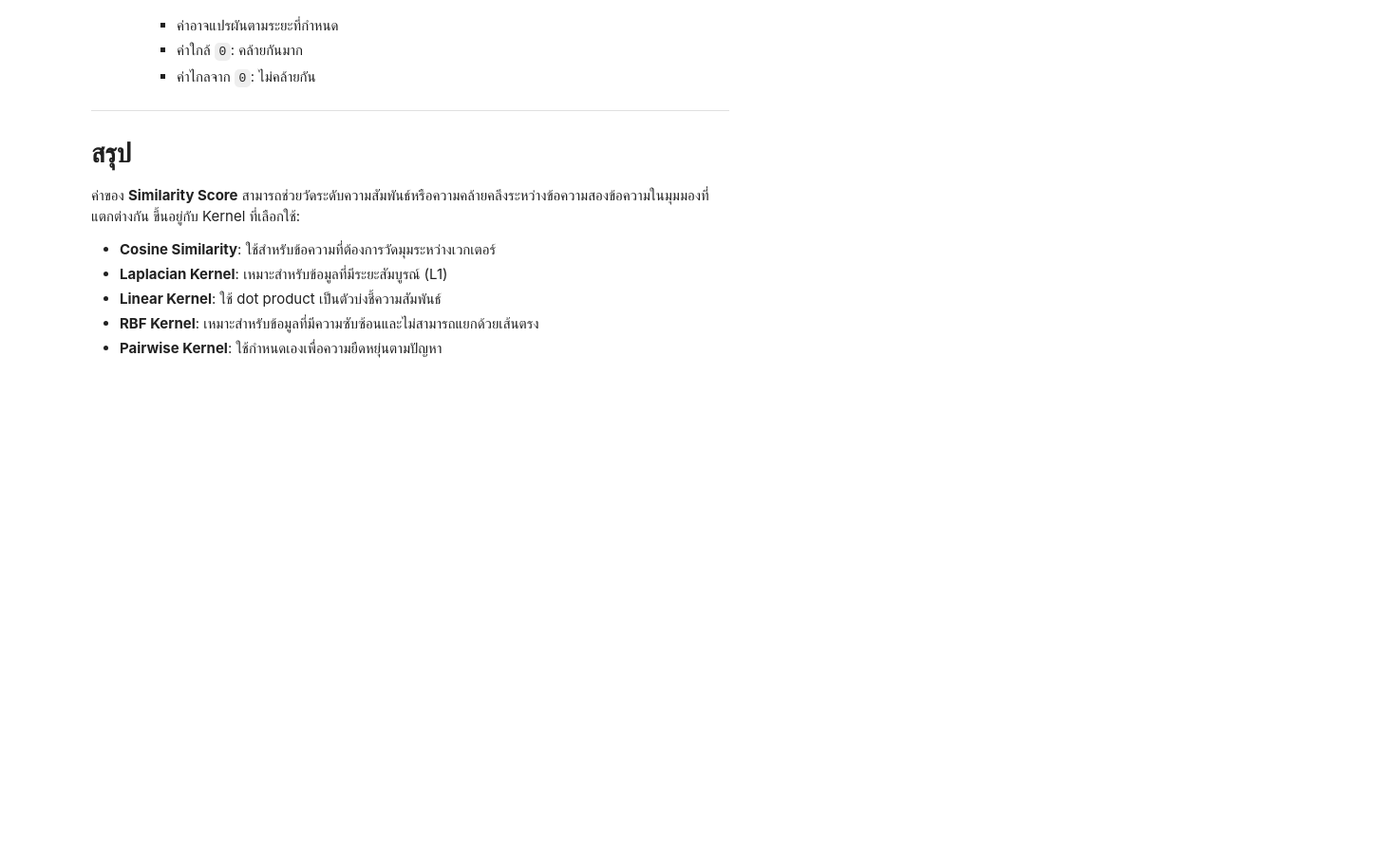
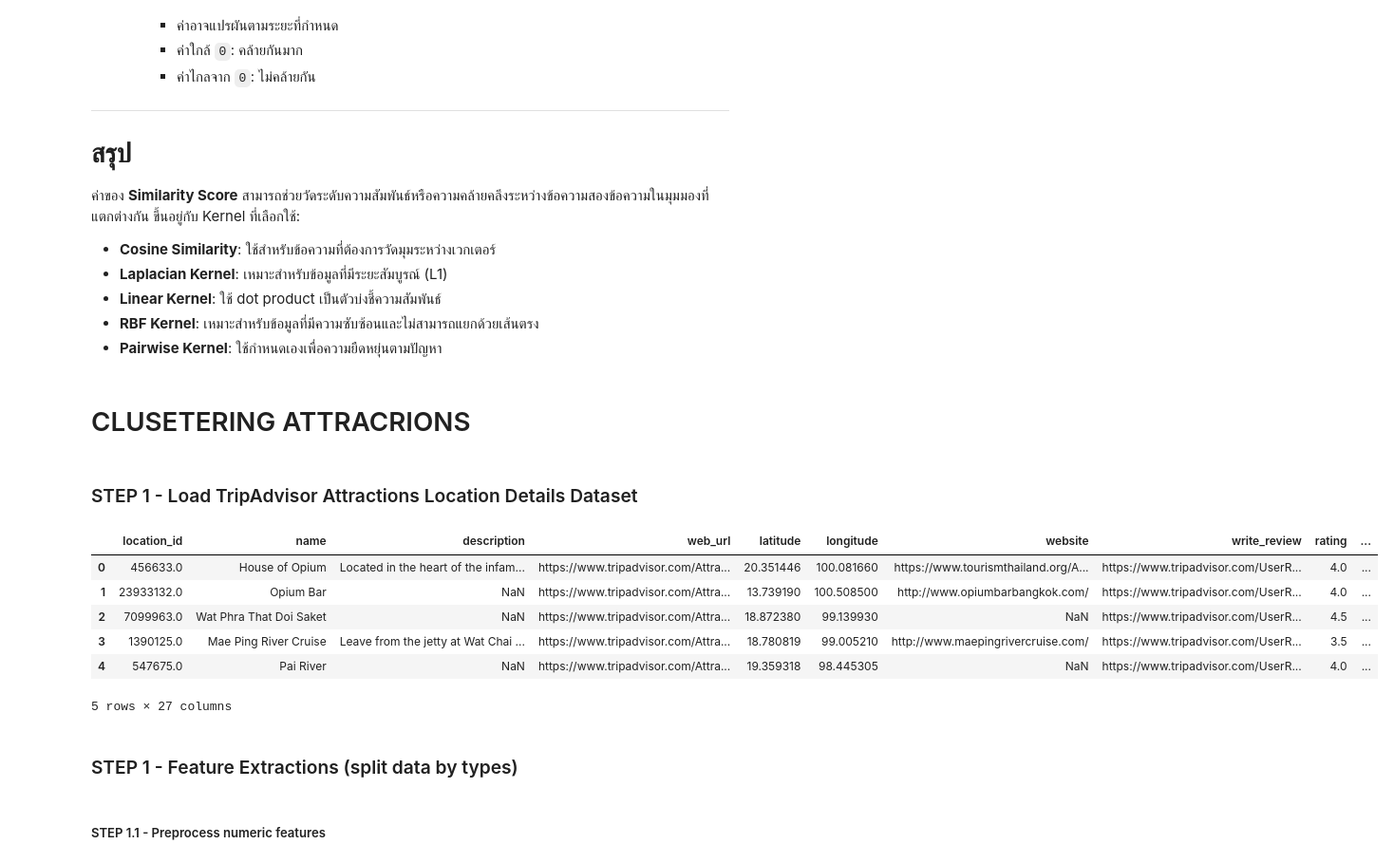
Before and after one commit to S09Z/IS_Project_Thailand_Tourism_Recommendation, a Jupyter notebook: app/#5_recommendation_model.ipynb, the cells around one changed output. Shown: that part at 95% size. Cells and saved outputs as stored; diff of their text form; code cells hidden in the pictures; blank space fills up the shorter version.

```diff
--- a/app/#5_recommendation_model.ipynb
+++ b/app/#5_recommendation_model.ipynb
@@ -829,3 +829,25 @@ memory usage: 1.1+ KB
 - **Linear Kernel**: ใช้ dot product เป็นตัวบ่งชี้ความสัมพันธ์
 - **RBF Kernel**: เหมาะสำหรับข้อมูลที่มีความซับซ้อนและไม่สามารถแยกด้วยเส้นตรง
 - **Pairwise Kernel**: ใช้กำหนดเองเพื่อความยืดหยุ่นตามปัญหา
+# %% [markdown]
+# CLUSETERING ATTRACRIONS
+# %% [markdown]
+### STEP 1 - Load TripAdvisor Attractions Location Details Dataset
+# %%
+tripadvisor_attractions_details_df = pd.read_csv("./frontend/data/combined_details.csv")
+
+tripadvisor_attractions_details_df = tripadvisor_attractions_details_df.drop(
+    columns=["Unnamed: 0.1", "Unnamed: 0"], errors="ignore"
+)
+# %%
+tripadvisor_attractions_details_df.head(5)
+# %% [output]
+|  | location_id | name | description | web_url | latitude | longitude | website | write_review | rating | ... |
+| 0 | 456633.0 | House of Opium | Located in the heart of the infam... | https://www.tripadvisor.com/Attra... | 20.351446 | 100.081660 | https://www.tourismthailand.org/A... | https://www.tripadvisor.com/UserR... | 4.0 | ... |
+| 1 | 23933132.0 | Opium Bar | NaN | https://www.tripadvisor.com/Attra... | 13.739190 | 100.508500 | http://www.opiumbarbangkok.com/ | https://www.tripadvisor.com/UserR... | 4.0 | ... |
+| 2 | 7099963.0 | Wat Phra That Doi Saket | NaN | https://www.tripadvisor.com/Attra... | 18.872380 | 99.139930 | NaN | https://www.tripadvisor.com/UserR... | 4.5 | ... |
+| 3 | 1390125.0 | Mae Ping River Cruise | Leave from the jetty at Wat Chai ... | https://www.tripadvisor.com/Attra... | 18.780819 | 99.005210 | http://www.maepingrivercruise.com/ | https://www.tripadvisor.com/UserR... | 3.5 | ... |
+| 4 | 547675.0 | Pai River | NaN | https://www.tripadvisor.com/Attra... | 19.359318 | 98.445305 | NaN | https://www.tripadvisor.com/UserR... | 4.0 | ... |
+5 rows × 27 columns
+# %% [markdown]
+### STEP 1 - Feature Extractions (split data by types)
@@ -831,0 +870,2 @@ memory usage: 1.1+ KB
+# %% [markdown]
+##### STEP 1.1 - Preprocess numeric features
```
Also changed, not shown: parts of 11 cells of this notebook, 1 other file.
